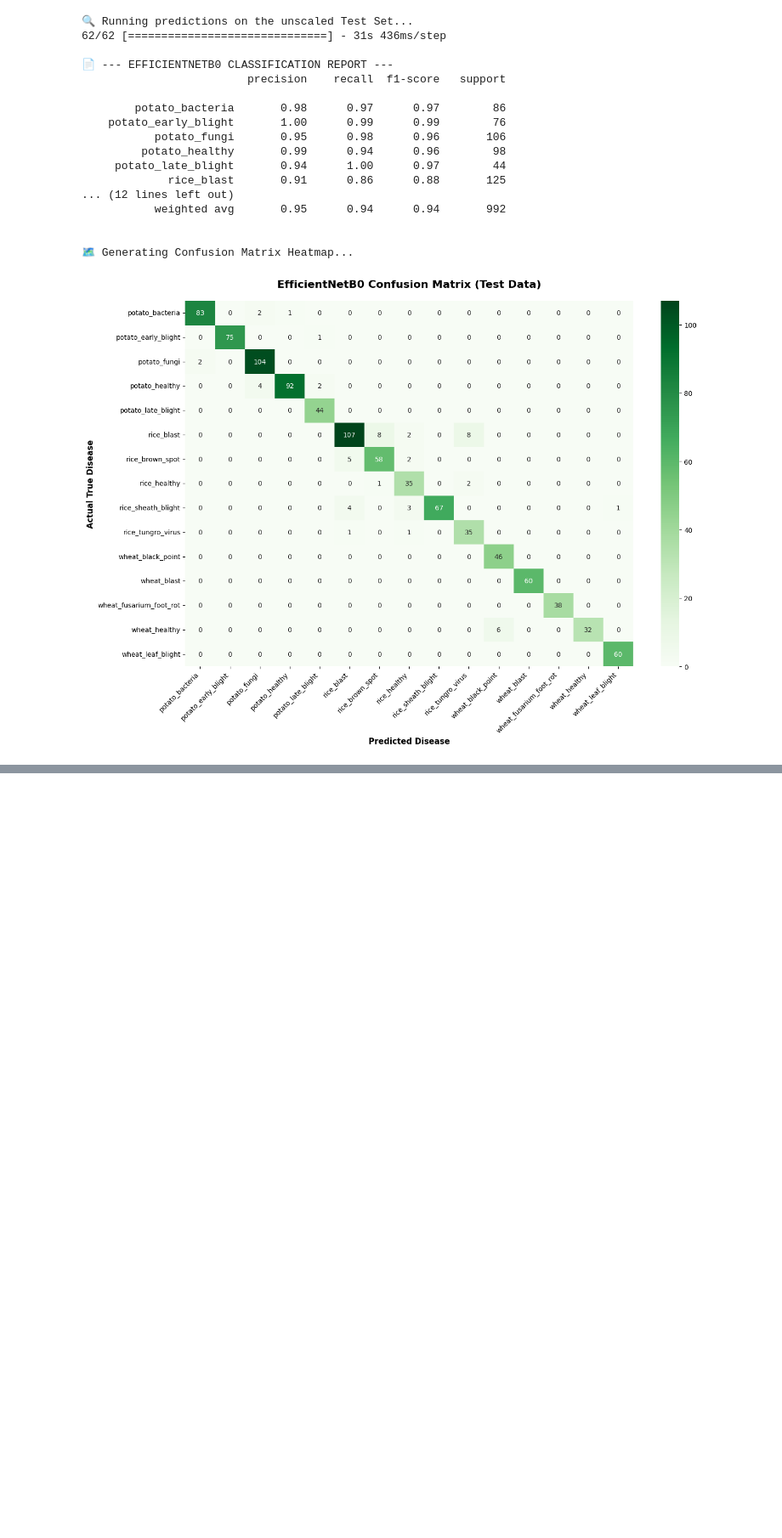
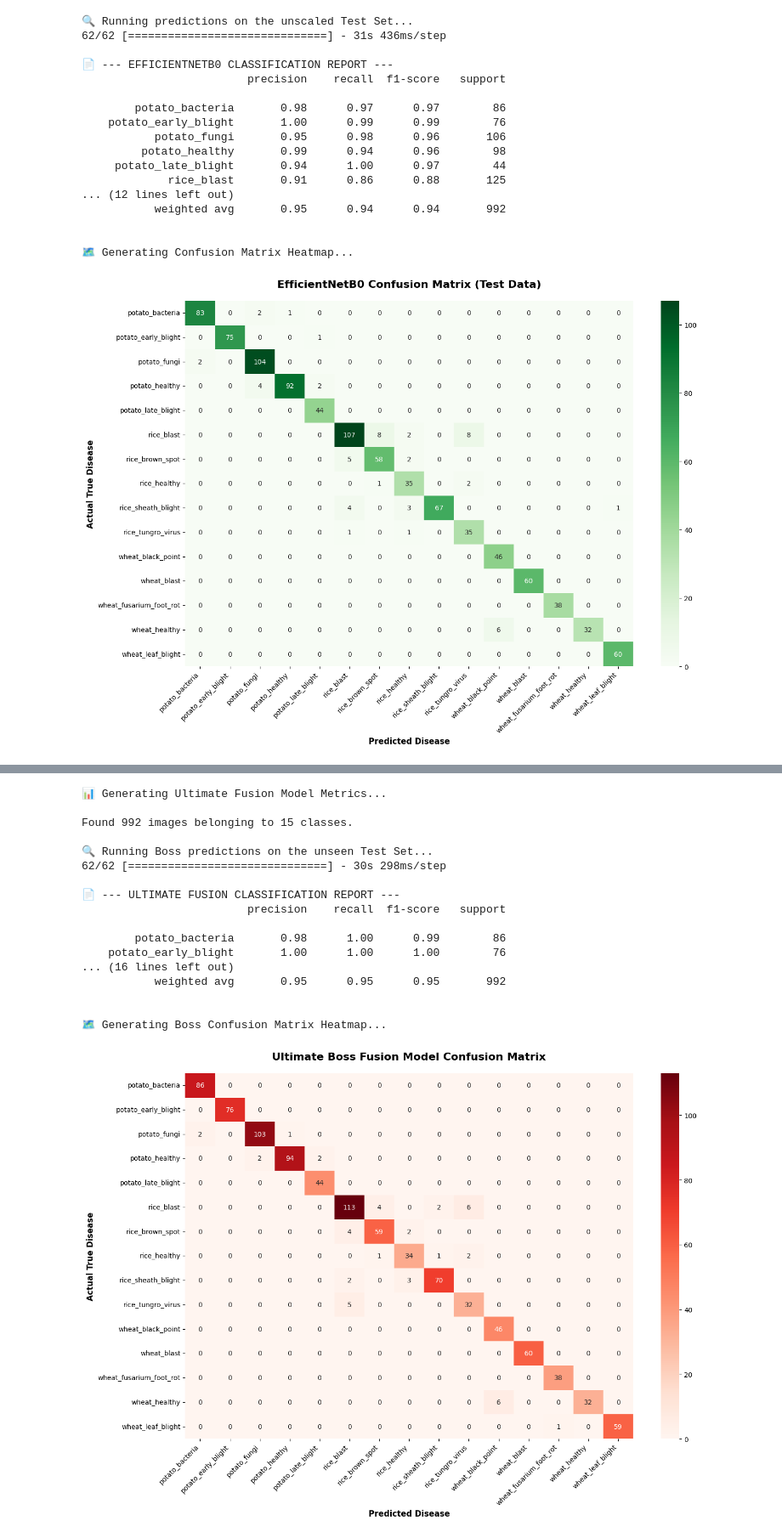
Before and after one commit to shihabpk99/AI-Powered-Crop-Disease-Detection-System, a Jupyter notebook: Master_attem.ipynb, the cells around one changed output, grey strips where cells are left out. Shown at 85% size. Drawn from its saved outputs; the diff is of its cells as text; code cells hidden in the pictures; blank space fills up the shorter version.

```diff
--- a/Master_attem.ipynb
+++ b/Master_attem.ipynb
@@ -1107,0 +1583,70 @@ Found 992 images belonging to 15 classes.
+# %%
+# ==========================================
+# CELL #23 - BOSS FUSION MODEL EVALUATION
+# ==========================================
+import numpy as np
+import matplotlib.pyplot as plt
+import seaborn as sns
+from sklearn.metrics import classification_report, confusion_matrix
+from tensorflow.keras.preprocessing.image import ImageDataGenerator
+
+print("📊 Generating Ultimate Fusion Model Metrics...\n")
+
+# 1. Setup the Unscaled Test Generator (Bulletproof)
+eff_test_datagen = ImageDataGenerator() # NO RESCALE
+eff_test_generator = eff_test_datagen.flow_from_directory(
+    r"D:\MasterDataset\test",
+    target_size=(224, 224),
+    batch_size=16,
+    class_mode='categorical',
+    shuffle=False
+)
+
+# 2. Load the CEO's Best Weights
+boss_model.load_weights(r"D:\MasterModels\Ultimate_Boss_Fusion.keras")
+
+print("\n🔍 Running Boss predictions on the unseen Test Set...")
+eff_test_generator.reset()
+
+predictions_boss = boss_model.predict(eff_test_generator, verbose=1)
+predicted_classes_boss = np.argmax(predictions_boss, axis=1)
+
+true_classes = eff_test_generator.classes
+class_labels = list(eff_test_generator.class_indices.keys())
+
+# 3. TEXT REPORT: F1-SCORES
+print("\n📄 --- ULTIMATE FUSION CLASSIFICATION REPORT ---")
+report_boss = classification_report(true_classes, predicted_classes_boss, target_names=class_labels)
+print(report_boss)
+
+# 4. VISUAL REPORT: CONFUSION MATRIX
+print("\n🗺️ Generating Boss Confusion Matrix Heatmap...")
+cm_boss = confusion_matrix(true_classes, predicted_classes_boss)
+
+plt.figure(figsize=(14, 10))
+sns.heatmap(cm_boss, annot=True, fmt='d', cmap='Reds', xticklabels=class_labels, yticklabels=class_labels)
+plt.title('Ultimate Boss Fusion Model Confusion Matrix', fontsize=16, fontweight='bold', pad=20)
+plt.xlabel('Predicted Disease', fontsize=12, fontweight='bold')
+plt.ylabel('Actual True Disease', fontsize=12, fontweight='bold')
+plt.xticks(rotation=45, ha='right')
+plt.tight_layout()
+plt.show()
+# %% [output]
+📊 Generating Ultimate Fusion Model Metrics...
+
+Found 992 images belonging to 15 classes.
+
+🔍 Running Boss predictions on the unseen Test Set...
+62/62 [==============================] - 30s 298ms/step
+
+📄 --- ULTIMATE FUSION CLASSIFICATION REPORT ---
+                         precision    recall  f1-score   support
+
+        potato_bacteria       0.98      1.00      0.99        86
+    potato_early_blight       1.00      1.00      1.00        76
+... (16 lines left out)
+           weighted avg       0.95      0.95      0.95       992
+
+
+🗺️ Generating Boss Confusion Matrix Heatmap...
+[figure, added]
```
Also changed, not shown: parts of 8 cells of this notebook.
